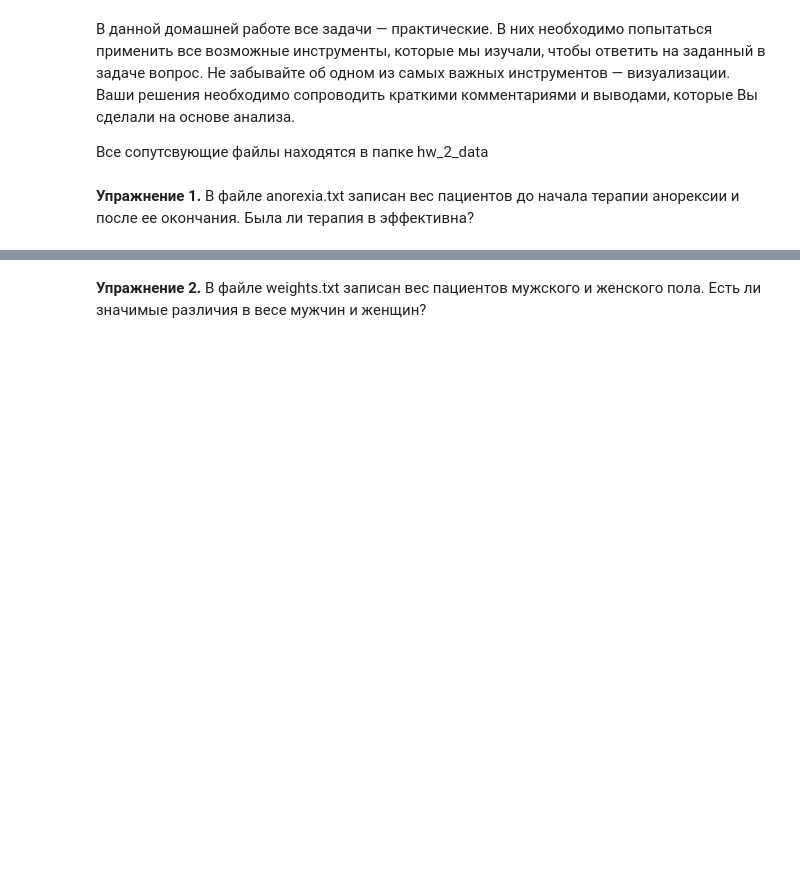
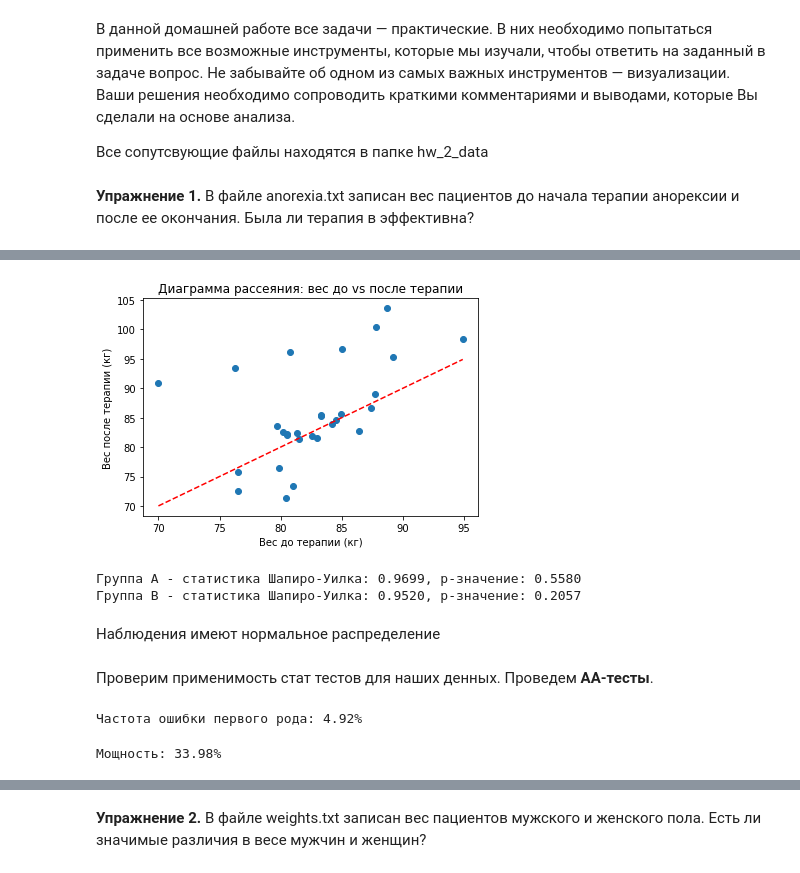
Before and after one commit to ankovalenko/Product-Analytics-2024, a Jupyter notebook: homeworks/hw_2.ipynb, the cells around one changed output, grey strips where cells are left out. Saved outputs shown, nothing was run; the diff lists cells and outputs as text; code cells hidden in the pictures; blank space fills up the shorter version.

```diff
--- a/homeworks/hw_2.ipynb
+++ b/homeworks/hw_2.ipynb
@@ -9,0 +61,66 @@
+# %%
+plt.scatter(df['Before'], df['After'])
+plt.plot([df['Before'].min(), df['Before'].max()], [df['Before'].min(), df['Before'].max()], 'r--')
+plt.title('Диаграмма рассеяния: вес до vs после терапии')
+plt.xlabel('Вес до терапии (кг)')
+plt.ylabel('Вес после терапии (кг)')
+plt.show()
+# %% [output]
+[figure, added]
+# %%
+shapiro_stat_A, shapiro_p_A = stats.shapiro(df['Before'])
+shapiro_stat_B, shapiro_p_B = stats.shapiro(df['After'])
+print(f"Группа A - статистика Шапиро-Уилка: {shapiro_stat_A:.4f}, p-значение: {shapiro_p_A:.4f}")
+print(f"Группа B - статистика Шапиро-Уилка: {shapiro_stat_B:.4f}, p-значение: {shapiro_p_B:.4f}")
+# %% [output]
+Группа A - статистика Шапиро-Уилка: 0.9699, p-значение: 0.5580
+Группа B - статистика Шапиро-Уилка: 0.9520, p-значение: 0.2057
+# %% [markdown]
+Наблюдения имеют нормальное распределение
+# %% [markdown]
+Проверим применимость стат тестов для наших денных. Проведем **AA-тесты**.
+# %%
+before_weights = np.array(df['Before'])
+
+num_tests = 10000
+alpha = 0.05
+significant_results = 0
+
+def perform_aa_test(data):
+    shuffled_data = np.random.permutation(data)
+    midpoint = len(shuffled_data) // 2
+    group_A = shuffled_data[:midpoint]
+    group_B = shuffled_data[midpoint:]
+    t_stat, p_value = stats.ttest_ind(group_A, group_B, equal_var=False)
+    return p_value
+
+for _ in range(num_tests):
+    p_val = perform_aa_test(before_weights)
+    if p_val < alpha:
+        significant_results += 1
+
+type_I_error_rate = significant_results / num_tests * 100
+print(f"Частота ошибки первого рода: {type_I_error_rate:.2f}%")
+# %% [output]
+Частота ошибки первого рода: 4.92%
+# %%
+significant_results = 0
+num_tests = 10000
+
+def perform_ab_test(data):
+    shuffled_data = np.random.permutation(data)
+    midpoint = len(shuffled_data) // 2
+    group_A = shuffled_data[:midpoint]
+    group_B = shuffled_data[midpoint:] - mean_diff
+    t_stat, p_value = stats.ttest_ind(group_A, group_B, equal_var=False)
+    return p_value
+
+for _ in range(num_tests):
+    p_val = perform_aa_test(before_weights)
+    if p_val < alpha:
+        significant_results += 1
+
+power_rate = significant_results / num_tests * 100
+print(f"Мощность: {power_rate:.2f}%")
+# %% [output]
+Мощность: 33.98%
```
Also changed, not shown: parts of 54 cells of this notebook.
